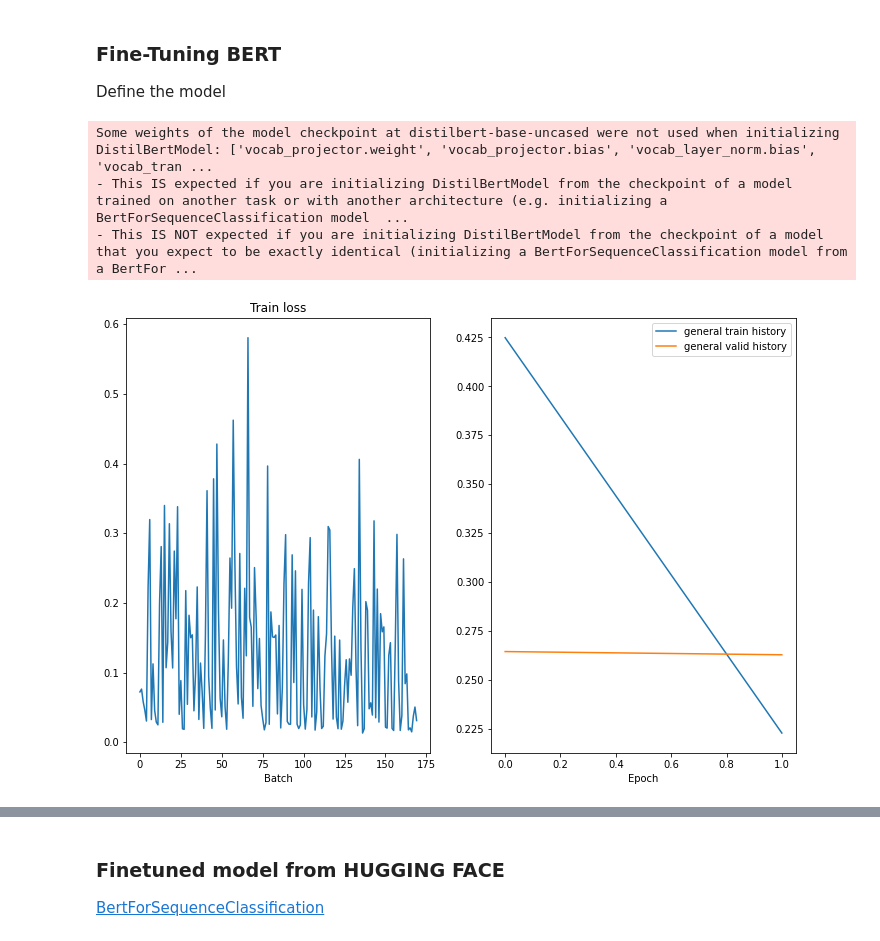
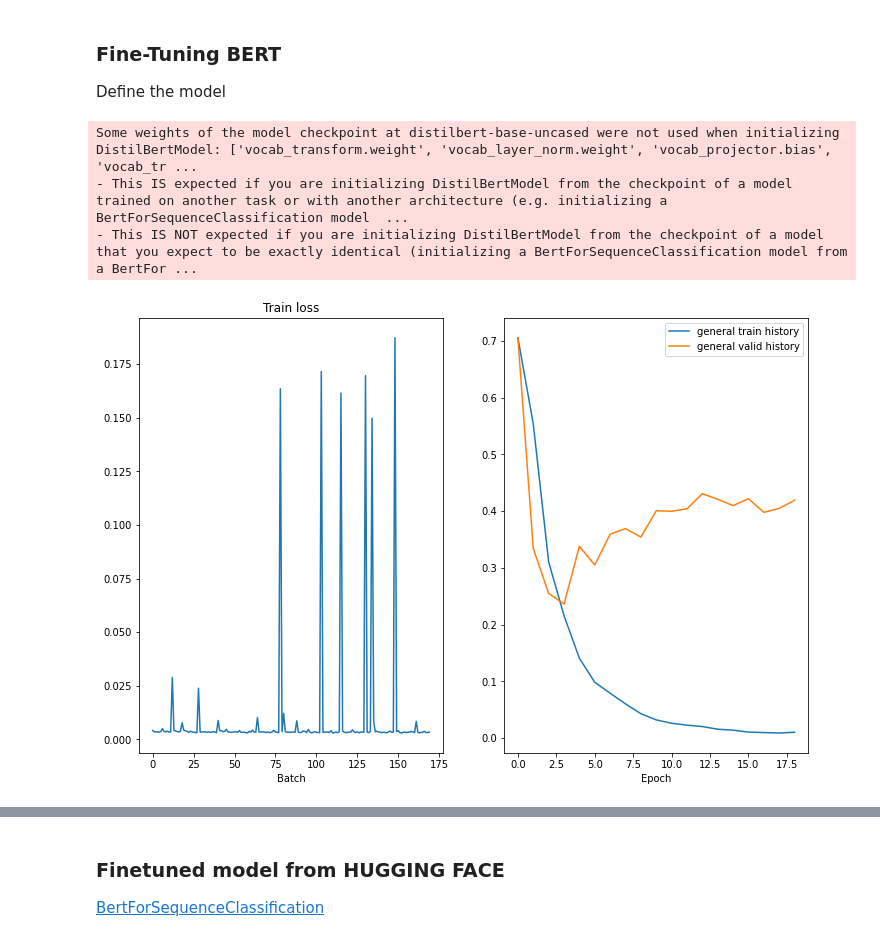
Before and after one commit to Uniholder/DeepLearningSchool, a Jupyter notebook: 2_semester/6_Transformers/[homework_part2]BERT_for_text_classification.ipynb, the cells around one changed output, grey strips where cells are left out. Saved outputs shown, nothing was run; the diff lists cells and outputs as text; code cells hidden in the pictures.

Commit message:
0.86 lr sched

```diff
--- a/2_semester/6_Transformers/[homework_part2]BERT_for_text_classification.ipynb
+++ b/2_semester/6_Transformers/[homework_part2]BERT_for_text_classification.ipynb
@@ -354,15 +371,17 @@ class BertClassifier(nn.Module):
         return proba
 # %%
 import torch.optim as optim
+from transformers import get_constant_schedule_with_warmup, get_linear_schedule_with_warmup, get_cosine_schedule_with_warmup
 
 # DON'T CHANGE
 model = model_class.from_pretrained(pretrained_weights).to(device)
 bert_clf = BertClassifier(model).to(device)
 # you can change
-optimizer = optim.Adam(bert_clf.parameters(), lr=2e-5)
+optimizer = optim.Adam(bert_clf.parameters(), lr=1.4e-5)
 criterion = nn.BCELoss()
+scheduler = get_linear_schedule_with_warmup(optimizer, 3, 20)
 # %% [output]
-Some weights of the model checkpoint at distilbert-base-uncased were not used when initializing DistilBertModel: ['vocab_projector.weight', 'vocab_projector.bias', 'vocab_layer_norm.bias', 'vocab_tran ...
+Some weights of the model checkpoint at distilbert-base-uncased were not used when initializing DistilBertModel: ['vocab_transform.weight', 'vocab_layer_norm.weight', 'vocab_projector.bias', 'vocab_tr ...
 - This IS expected if you are initializing DistilBertModel from the checkpoint of a model trained on another task or with another architecture (e.g. initializing a BertForSequenceClassification model  ...
 - This IS NOT expected if you are initializing DistilBertModel from the checkpoint of a model that you expect to be exactly identical (initializing a BertForSequenceClassification model from a BertFor ...
 # %%
@@ -440,32 +459,36 @@ from IPython.display import clear_output
 # %%
 train_history = []
 valid_history = []
+lr_history = []
 
-N_EPOCHS = 3
+N_EPOCHS = 20
 CLIP = 1
 
 best_valid_loss = float('inf')
 
 for epoch in range(N_EPOCHS):
 
     start_time = time.time()
 
     train_loss = train(bert_clf, train_loader, optimizer, criterion, CLIP, train_history, valid_history)
     # break
     valid_loss = evaluate(bert_clf, valid_loader, criterion)
 
     end_time = time.time()
 
     epoch_mins, epoch_secs = epoch_time(start_time, end_time)
 
+    lr_history.extend(scheduler.get_lr())
+    scheduler.step()
+
     if valid_loss < best_valid_loss:
         best_valid_loss = valid_loss
         torch.save(bert_clf.state_dict(), 'best-val-model.pt')
 
     train_history.append(train_loss)
     valid_history.append(valid_loss)
     print(f'Epoch: {epoch+1:02} | Time: {epoch_mins}m {epoch_secs}s')
     print(f'\tTrain Loss: {train_loss:.3f} | Train PPL: {math.exp(train_loss):7.3f}')
     print(f'\t Val. Loss: {valid_loss:.3f} |  Val. PPL: {math.exp(valid_loss):7.3f}')
 # %% [output]
-[figure, old version]
+[figure, new version]
```
Also changed, not shown: parts of 8 cells of this notebook.
